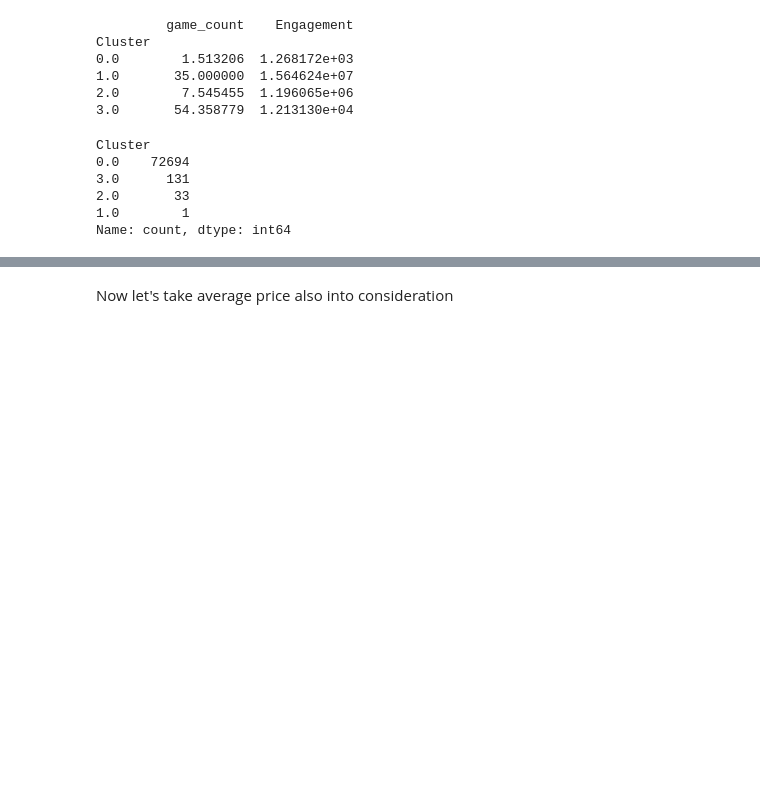
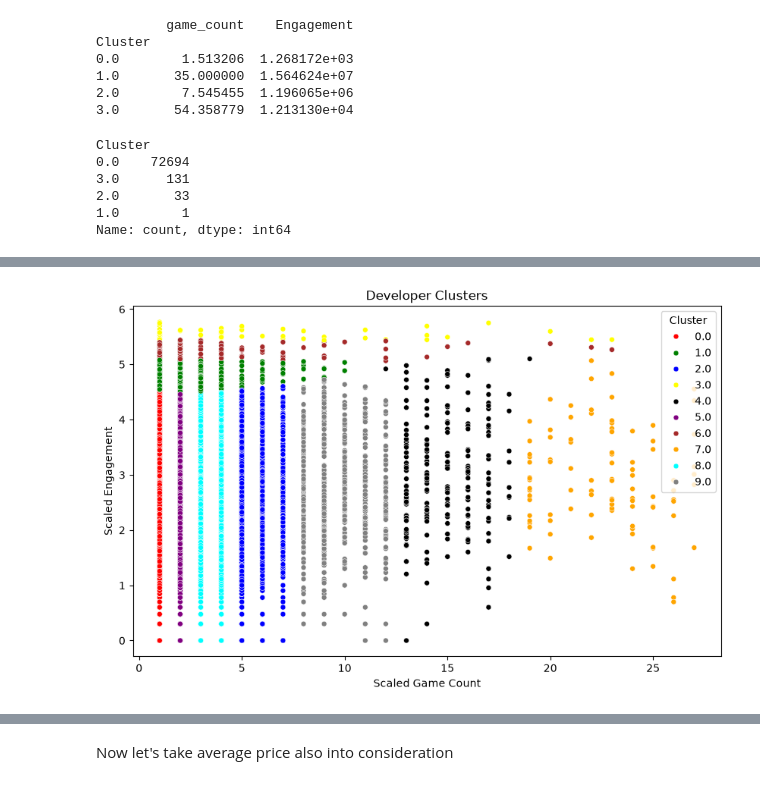
Before and after one commit to mangabe16/steam-developer-career-patterns, a Jupyter notebook: submission.ipynb, the cells around one changed output, grey strips where cells are left out. Saved outputs shown, nothing was run; the diff lists cells and outputs as text; code cells hidden in the pictures; blank space fills up the shorter version.

```diff
--- a/submission.ipynb
+++ b/submission.ipynb
@@ -523,0 +553,3 @@ plt.show()
+# %%
+interest = new_df[new_df['Cluster'] == 0.0]
+interest
@@ -523,0 +570,3 @@ plt.show()
+# %%
+interest = pd.DataFrame(interest, columns = ['game_count','Engagement'])
+interest
@@ -523,0 +587,14 @@ plt.show()
+# %%
+kmeans_10 = KMeans(
+    n_clusters=10,
+    random_state=21,
+    n_init='auto'
+)
+
+interest_df_scaled = scaler.fit_transform(interest)
+clusters = kmeans_10.fit_predict(interest_df_scaled)
+
+# adding the cluster labels back to our developers dataframe
+interest.loc[interest.index, 'Cluster'] = clusters
+interest['log_engagement'] = np.log10(interest['Engagement'])
+interest.head()
@@ -523,0 +617,20 @@ plt.show()
+# %%
+plt.figure(figsize=(10,6))
+
+colors = ['red','green','blue','yellow','black','purple','brown','orange','cyan', 'grey']
+
+sns.scatterplot(
+    x='game_count',
+    y='log_engagement',
+    hue='Cluster',
+    palette=colors,
+    data=interest,
+    s=25
+)
+plt.title('Developer Clusters')
+plt.xlabel('Scaled Game Count')
+plt.ylabel('Scaled Engagement')
+plt.legend(title='Cluster')
+plt.show()
+# %% [output]
+[figure, added]
```
Also changed, not shown: parts of 25 cells of this notebook.
